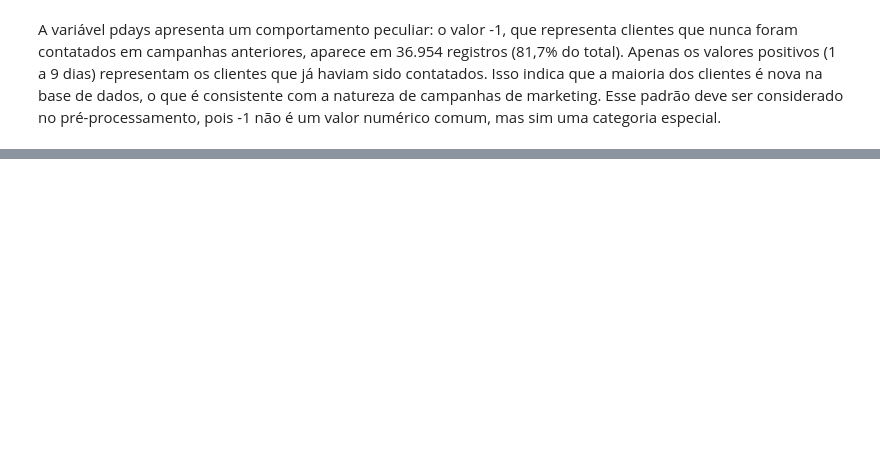
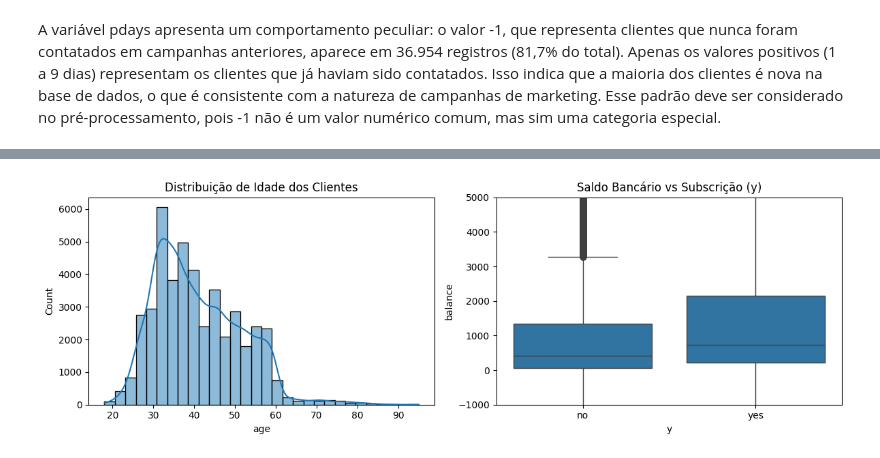
Before and after one commit to mayzeAnjos/Marketing_DataSet, a Jupyter notebook: Projeto_IA.ipynb, the cells around one changed output, grey strips where cells are left out. Drawn from its saved outputs; the diff is of its cells as text; code cells hidden in the pictures; blank space fills up the shorter version.

```diff
--- a/Projeto_IA.ipynb
+++ b/Projeto_IA.ipynb
@@ -95,0 +215,19 @@ A variável pdays apresenta um comportamento peculiar: o valor -1, que represent
+# %%
+import matplotlib.pyplot as plt
+import seaborn as sns
+
+fig, axes = plt.subplots(1, 2, figsize=(12, 4))
+
+# Gráfico 1: Idade
+sns.histplot(df['age'], bins=30, kde=True, ax=axes[0])
+axes[0].set_title('Distribuição de Idade dos Clientes')
+
+# Gráfico 2: Saldo bancário (limitado para melhor visualização devido a outliers)
+sns.boxplot(x='y', y='balance', data=df, ax=axes[1])
+axes[1].set_ylim(-1000, 5000)
+axes[1].set_title('Saldo Bancário vs Subscrição (y)')
+
+plt.tight_layout()
+plt.show()
+# %% [output]
+[figure, added]
```
Also changed, not shown: parts of 21 cells of this notebook.
